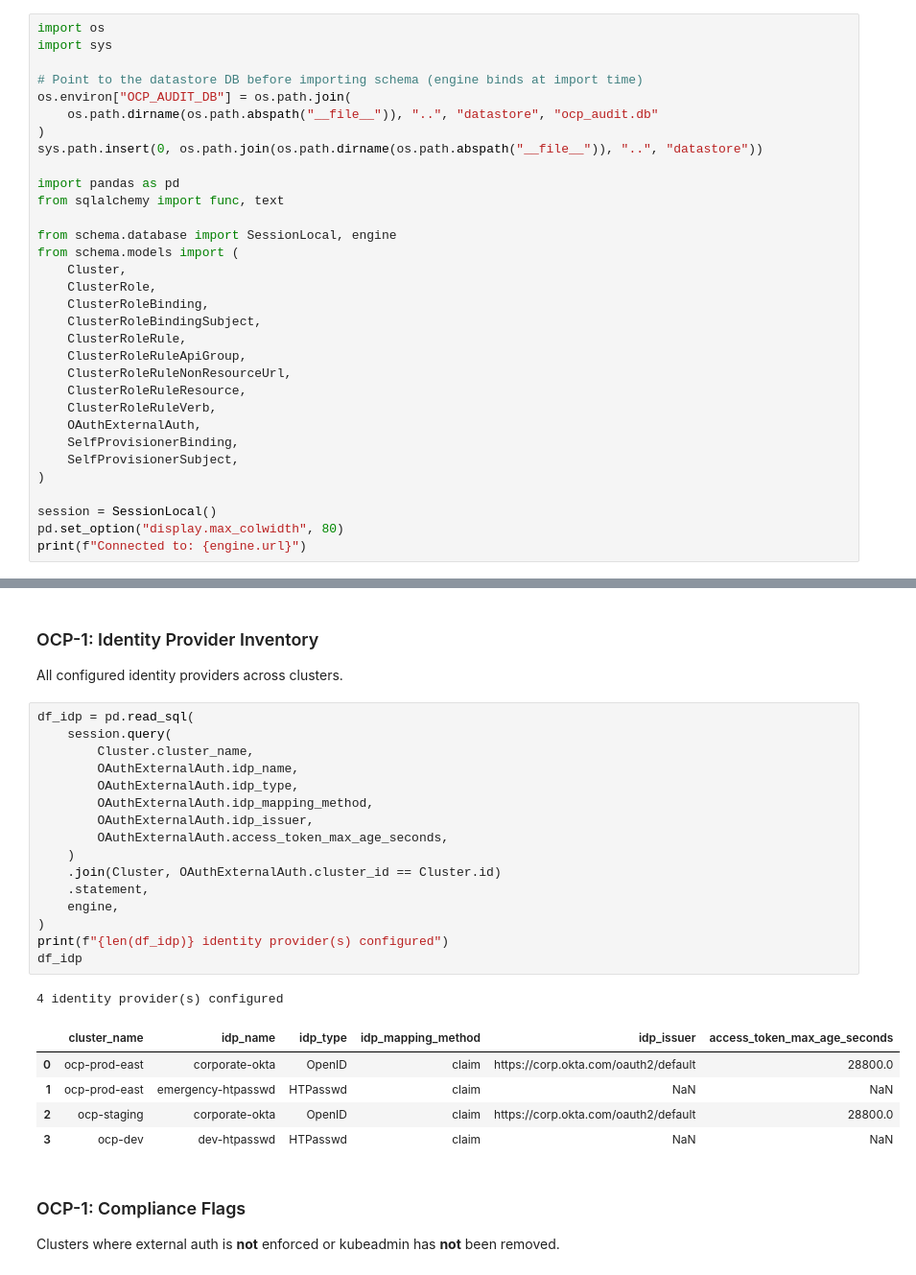
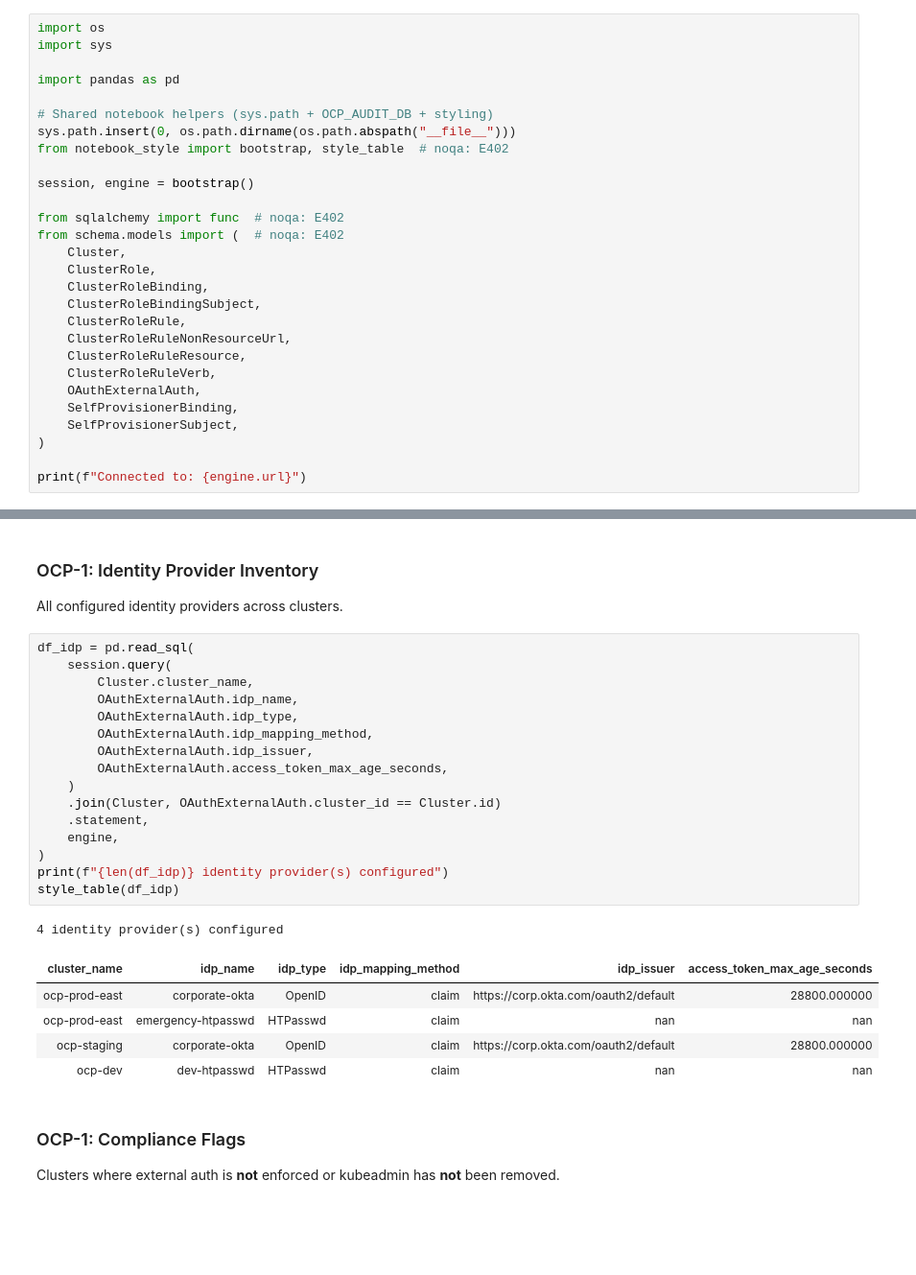
Before and after one commit to stuartshay/openshift-csv-exporter, a Jupyter notebook: notebook/authentication-access.ipynb, the cells around one changed output, grey strips where cells are left out. Shown at 96% size. Cells and saved outputs as stored; diff of their text form; blank space fills up the shorter version.

```diff
--- a/notebook/authentication-access.ipynb
+++ b/notebook/authentication-access.ipynb
@@ -9,23 +9,21 @@ This notebook queries the OCP audit SQLite datastore to present findings for:
 import os
 import sys
 
-# Point to the datastore DB before importing schema (engine binds at import time)
-os.environ["OCP_AUDIT_DB"] = os.path.join(
-    os.path.dirname(os.path.abspath("__file__")), "..", "datastore", "ocp_audit.db"
-)
-sys.path.insert(0, os.path.join(os.path.dirname(os.path.abspath("__file__")), "..", "datastore"))
+import pandas as pd
 
-import pandas as pd
-from sqlalchemy import func, text
+# Shared notebook helpers (sys.path + OCP_AUDIT_DB + styling)
+sys.path.insert(0, os.path.dirname(os.path.abspath("__file__")))
+from notebook_style import bootstrap, style_table  # noqa: E402
 
-from schema.database import SessionLocal, engine
-from schema.models import (
+session, engine = bootstrap()
+
+from sqlalchemy import func  # noqa: E402
+from schema.models import (  # noqa: E402
     Cluster,
     ClusterRole,
     ClusterRoleBinding,
     ClusterRoleBindingSubject,
     ClusterRoleRule,
-    ClusterRoleRuleApiGroup,
     ClusterRoleRuleNonResourceUrl,
     ClusterRoleRuleResource,
     ClusterRoleRuleVerb,
@@ -34,7 +32,5 @@ from schema.models import (
     SelfProvisionerSubject,
 )
 
-session = SessionLocal()
-pd.set_option("display.max_colwidth", 80)
 print(f"Connected to: {engine.url}")
 # %% [output]
@@ -92,26 +88,26 @@ All configured identity providers across clusters.
 # %%
 df_idp = pd.read_sql(
     session.query(
         Cluster.cluster_name,
         OAuthExternalAuth.idp_name,
         OAuthExternalAuth.idp_type,
         OAuthExternalAuth.idp_mapping_method,
         OAuthExternalAuth.idp_issuer,
         OAuthExternalAuth.access_token_max_age_seconds,
     )
     .join(Cluster, OAuthExternalAuth.cluster_id == Cluster.id)
     .statement,
     engine,
 )
 print(f"{len(df_idp)} identity provider(s) configured")
-df_idp
+style_table(df_idp)
 # %% [output]
 4 identity provider(s) configured
-|  | cluster_name | idp_name | idp_type | idp_mapping_method | idp_issuer | access_token_max_age_seconds |
-| 0 | ocp-prod-east | corporate-okta | OpenID | claim | https://corp.okta.com/oauth2/default | 28800.0 |
-| 1 | ocp-prod-east | emergency-htpasswd | HTPasswd | claim | NaN | NaN |
-| 2 | ocp-staging | corporate-okta | OpenID | claim | https://corp.okta.com/oauth2/default | 28800.0 |
-| 3 | ocp-dev | dev-htpasswd | HTPasswd | claim | NaN | NaN |
+| cluster_name | idp_name | idp_type | idp_mapping_method | idp_issuer | access_token_max_age_seconds |
+| ocp-prod-east | corporate-okta | OpenID | claim | https://corp.okta.com/oauth2/default | 28800.000000 |
+| ocp-prod-east | emergency-htpasswd | HTPasswd | claim | nan | nan |
+| ocp-staging | corporate-okta | OpenID | claim | https://corp.okta.com/oauth2/default | 28800.000000 |
+| ocp-dev | dev-htpasswd | HTPasswd | claim | nan | nan |
 # %% [markdown]
 ### OCP-1: Compliance Flags
 
```
Also changed, not shown: parts of 9 cells of this notebook, 2 other files.
